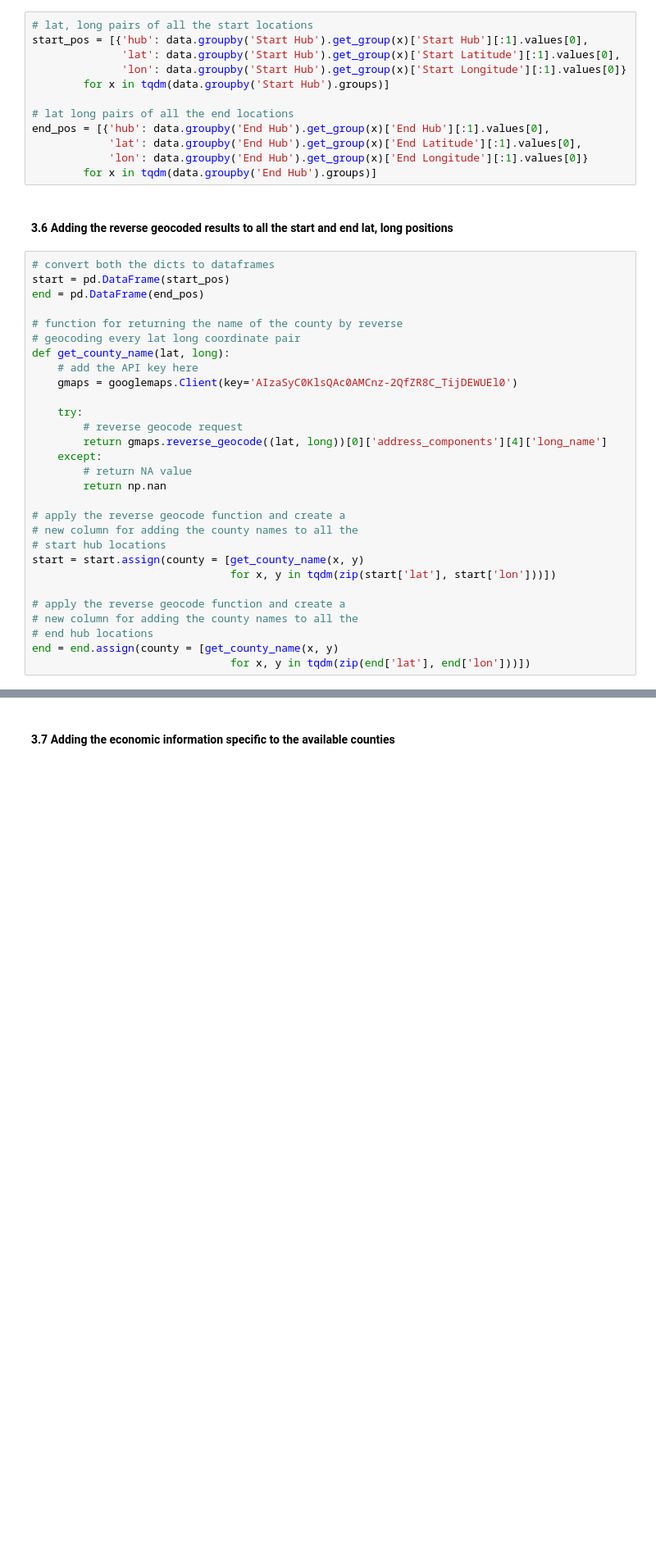
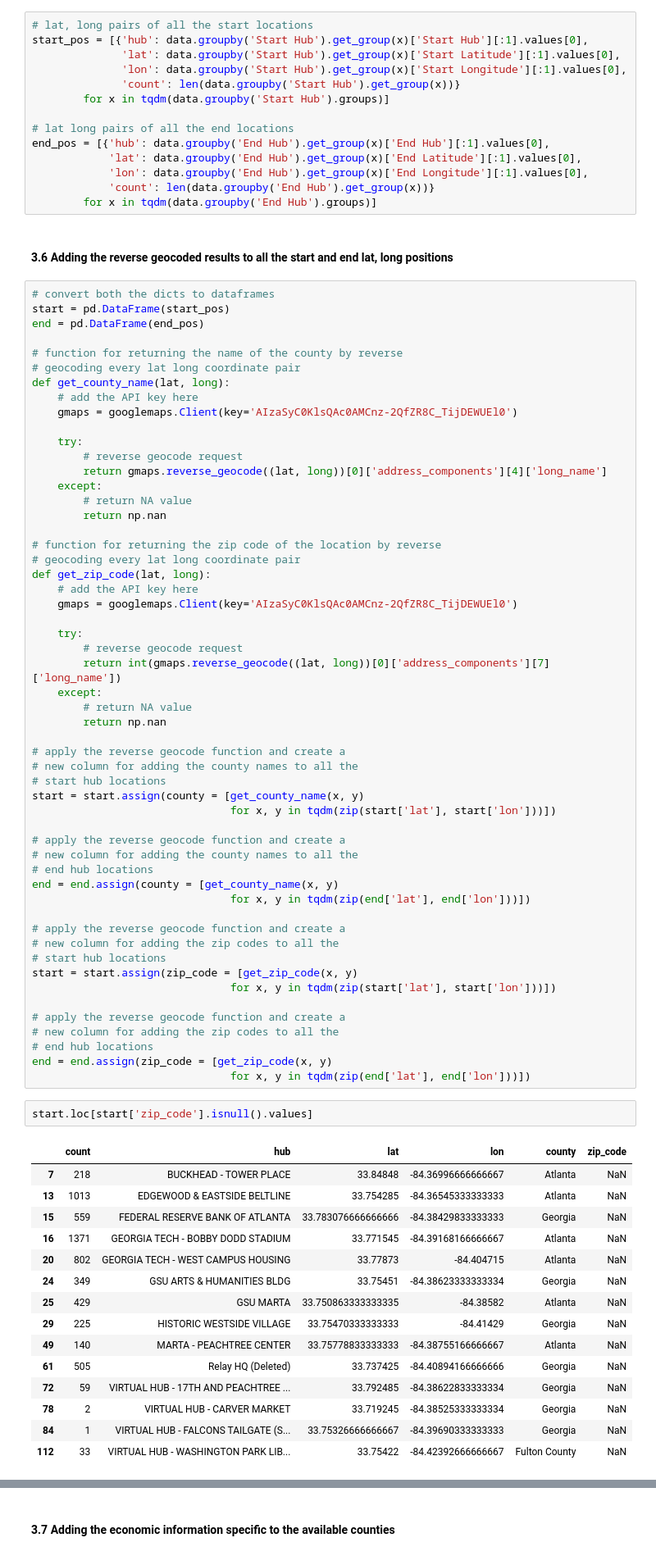
Before and after one commit to akhilpandey95/atlanta, a Jupyter notebook: data/data_analyze_viz_atlanta.ipynb, the cells around one changed output, grey strips where cells are left out. Shown at 82% size. Saved outputs shown, nothing was run; the diff lists cells and outputs as text; blank space fills up the shorter version.

```diff
--- a/data/data_analyze_viz_atlanta.ipynb
+++ b/data/data_analyze_viz_atlanta.ipynb
@@ -125,13 +127,15 @@ Unique end hubs: 123
 # lat, long pairs of all the start locations
 start_pos = [{'hub': data.groupby('Start Hub').get_group(x)['Start Hub'][:1].values[0],
               'lat': data.groupby('Start Hub').get_group(x)['Start Latitude'][:1].values[0],
-              'lon': data.groupby('Start Hub').get_group(x)['Start Longitude'][:1].values[0]}
+              'lon': data.groupby('Start Hub').get_group(x)['Start Longitude'][:1].values[0],
+              'count': len(data.groupby('Start Hub').get_group(x))}
         for x in tqdm(data.groupby('Start Hub').groups)]
 
 # lat long pairs of all the end locations
 end_pos = [{'hub': data.groupby('End Hub').get_group(x)['End Hub'][:1].values[0],
             'lat': data.groupby('End Hub').get_group(x)['End Latitude'][:1].values[0],
-            'lon': data.groupby('End Hub').get_group(x)['End Longitude'][:1].values[0]}
+            'lon': data.groupby('End Hub').get_group(x)['End Longitude'][:1].values[0],
+            'count': len(data.groupby('End Hub').get_group(x))}
         for x in tqdm(data.groupby('End Hub').groups)]
 # %% [markdown]
 #### 3.6 Adding the reverse geocoded results to all the start and end lat, long positions
@@ -153,6 +157,19 @@ def get_county_name(lat, long):
         # return NA value
         return np.nan
 
+# function for returning the zip code of the location by reverse
+# geocoding every lat long coordinate pair
+def get_zip_code(lat, long):
+    # add the API key here
+    gmaps = googlemaps.Client(key='AIzaSyC0KlsQAc0AMCnz-2QfZR8C_TijDEWUEl0')
+
+    try:
+        # reverse geocode request
+        return int(gmaps.reverse_geocode((lat, long))[0]['address_components'][7]['long_name'])
+    except:
+        # return NA value
+        return np.nan
+
 # apply the reverse geocode function and create a
 # new column for adding the county names to all the
 # start hub locations
@@ -164,3 +181,33 @@ start = start.assign(county = [get_county_name(x, y)
 # end hub locations
 end = end.assign(county = [get_county_name(x, y)
                                for x, y in tqdm(zip(end['lat'], end['lon']))])
+
+# apply the reverse geocode function and create a
+# new column for adding the zip codes to all the
+# start hub locations
+start = start.assign(zip_code = [get_zip_code(x, y)
+                               for x, y in tqdm(zip(start['lat'], start['lon']))])
+
+# apply the reverse geocode function and create a
+# new column for adding the zip codes to all the
+# end hub locations
+end = end.assign(zip_code = [get_zip_code(x, y)
+                               for x, y in tqdm(zip(end['lat'], end['lon']))])
+# %%
+start.loc[start['zip_code'].isnull().values]
+# %% [output]
+|  | count | hub | lat | lon | county | zip_code |
+| 7 | 218 | BUCKHEAD - TOWER PLACE | 33.84848 | -84.36996666666667 | Atlanta | NaN |
+| 13 | 1013 | EDGEWOOD & EASTSIDE BELTLINE | 33.754285 | -84.36545333333333 | Atlanta | NaN |
+| 15 | 559 | FEDERAL RESERVE BANK OF ATLANTA | 33.783076666666666 | -84.38429833333333 | Georgia | NaN |
+| 16 | 1371 | GEORGIA TECH - BOBBY DODD STADIUM | 33.771545 | -84.39168166666667 | Atlanta | NaN |
+| 20 | 802 | GEORGIA TECH - WEST CAMPUS HOUSING | 33.77873 | -84.404715 | Atlanta | NaN |
+| 24 | 349 | GSU ARTS & HUMANITIES BLDG | 33.75451 | -84.38623333333334 | Georgia | NaN |
+| 25 | 429 | GSU MARTA | 33.750863333333335 | -84.38582 | Atlanta | NaN |
+| 29 | 225 | HISTORIC WESTSIDE VILLAGE | 33.75470333333333 | -84.41429 | Georgia | NaN |
+| 49 | 140 | MARTA - PEACHTREE CENTER | 33.75778833333333 | -84.38755166666667 | Atlanta | NaN |
+| 61 | 505 | Relay HQ (Deleted) | 33.737425 | -84.40894166666666 | Georgia | NaN |
+| 72 | 59 | VIRTUAL HUB - 17TH AND PEACHTREE ... | 33.792485 | -84.38622833333334 | Georgia | NaN |
+| 78 | 2 | VIRTUAL HUB - CARVER MARKET | 33.719245 | -84.38525333333334 | Georgia | NaN |
+| 84 | 1 | VIRTUAL HUB - FALCONS TAILGATE (S... | 33.75326666666667 | -84.39690333333333 | Georgia | NaN |
+| 112 | 33 | VIRTUAL HUB - WASHINGTON PARK LIB... | 33.75422 | -84.42392666666667 | Fulton County | NaN |
```
Also changed, not shown: parts of 18 cells of this notebook, 1 other file.
